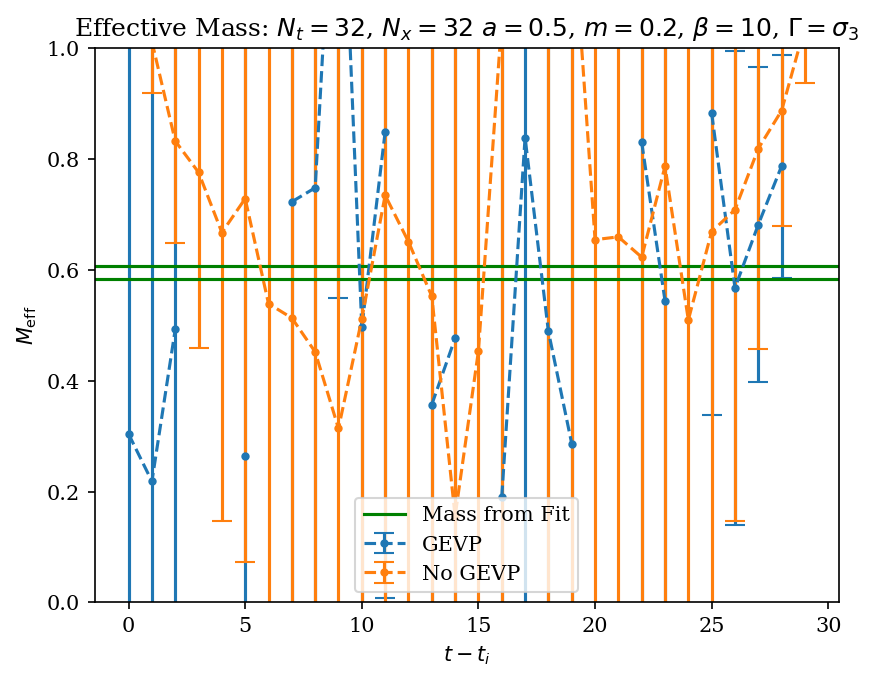
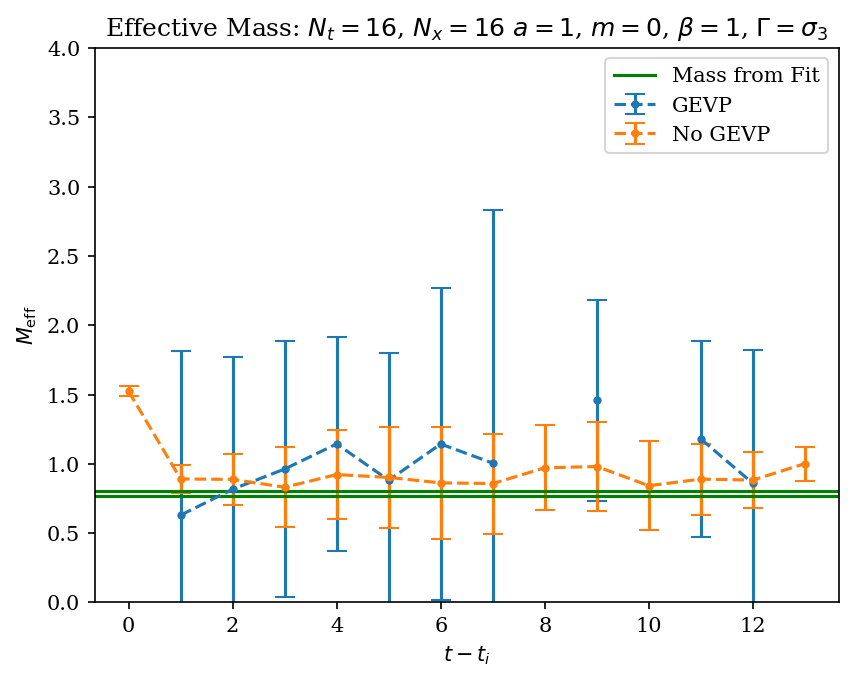
The notebook cell's code change between the first figure and the second:
--- before
+++ after
@@ -12,3 +12,3 @@
 plt.title(rf"Effective Mass: $N_t = {dimt}$, $N_x={dimx}$ $a={a}$, $m={m}$, $\beta={beta}$, $\Gamma=\sigma_3$")
 plt.legend()
-plt.ylim([0,1])
+plt.ylim([0,4])

Commit: performance increases